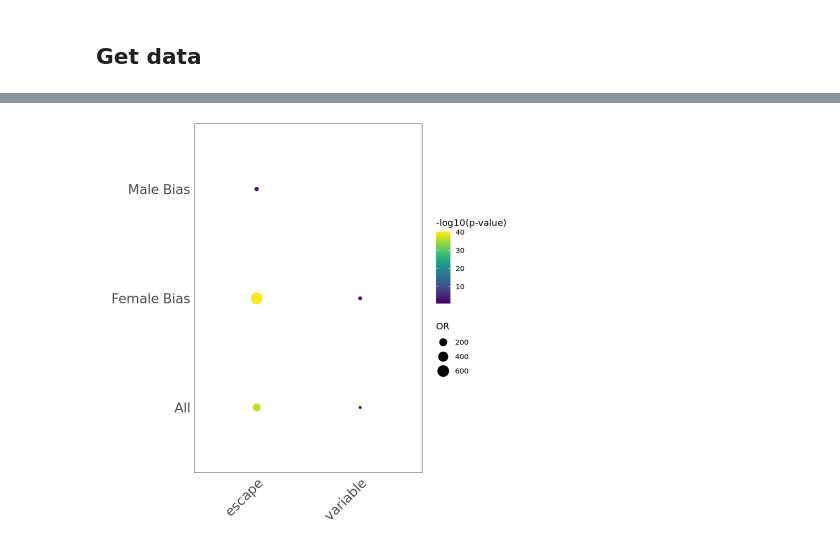
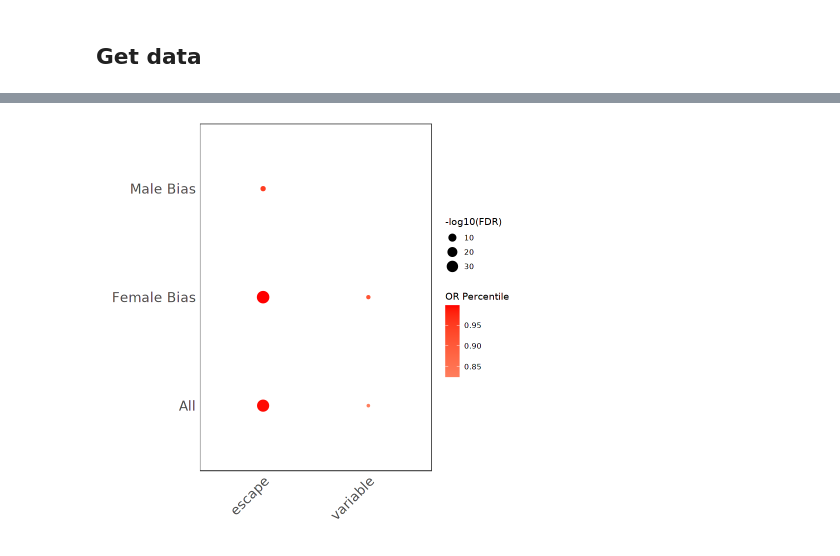
Before and after one commit to LieberInstitute/sex_differences_sz, a Jupyter notebook: xci_dosage_analysis/xci_enrichment/shared_genes/heatmap_enrichment/_h/main.ipynb, the cells around one changed output, grey strips where cells are left out. Saved outputs shown, nothing was run; the diff lists cells and outputs as text; code cells hidden in the pictures.

Commit message:
updating heatmap code

```diff
--- a/xci_dosage_analysis/xci_enrichment/shared_genes/heatmap_enrichment/_h/main.ipynb
+++ b/xci_dosage_analysis/xci_enrichment/shared_genes/heatmap_enrichment/_h/main.ipynb
@@ -56,20 +46,21 @@ A tibble: 2 × 5
 # %%
 dotplot <- xci %>% mutate_if(is.character, as.factor) %>%
-    mutate(`-log10(p-value)` = -log10(PValue)) %>%
-    filter(OR > 0) %>%
-    ggplot(aes(x=`XCI status`, y=Direction, size=OR, color=`-log10(p-value)`)) +
+    mutate(`-log10(FDR)` = -log10(FDR), `OR Percentile` = OR / (1+OR)) %>%
+    filter(OR != 0) %>%
+    ggplot(aes(x=`XCI status`, y=Direction, color=`OR Percentile`,
+               size=`-log10(FDR)`)) +
     geom_point() + ylab('') + xlab('') +
-    scale_color_gradientn(colours = viridis::viridis(20),
-                          oob = scales::squish) +
+    scale_color_gradient2(midpoint = 0.5, low = "blue", mid = "white",
+                          high = "red", space = "Lab" ) +
     theme_bw() +
     theme(axis.line  = element_blank(),
           axis.text.x = element_text(angle = 45, hjust=1),
           axis.text = element_text(size=16),
           axis.ticks = element_blank(),
           legend.position="right",
           panel.grid = element_blank(),
           strip.text=element_text(size=16, face="bold"))
 save_plot(dotplot, "dotplot_enrichment_xci", 5, 4)
 dotplot
 # %% [output]
-[figure, old version]
+[figure, new version]
```
Also changed, not shown: parts of 6 cells of this notebook, 1 other file.
